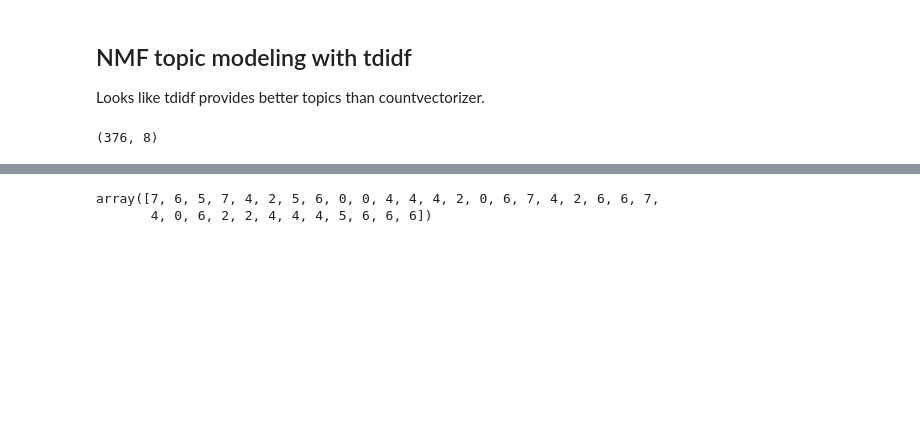
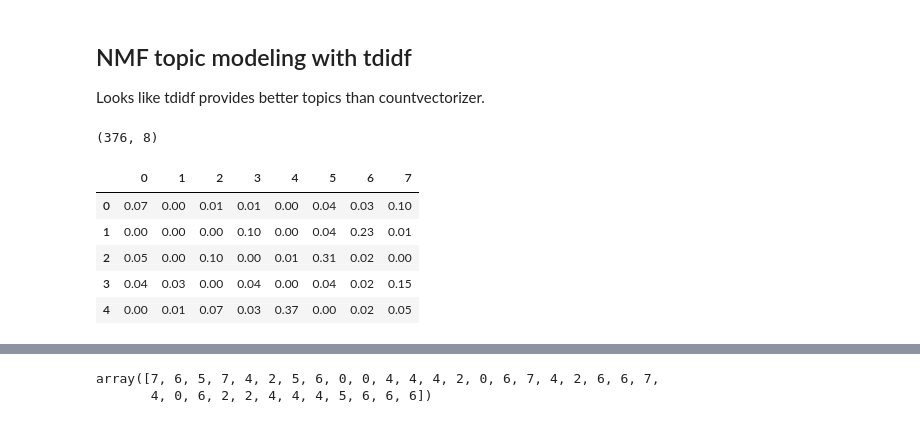
Before and after one commit to binh748/queer-asian-stories, a Jupyter notebook: notebooks/topic_modeling.ipynb, the cells around one changed output, grey strips where cells are left out. Cells and saved outputs as stored; diff of their text form; code cells hidden in the pictures; blank space fills up the shorter version.

```diff
--- a/notebooks/topic_modeling.ipynb
+++ b/notebooks/topic_modeling.ipynb
@@ -284,6 +286,15 @@ doc_topic.shape
 (376, 8)
 # %%
 doc_topic_df = pd.DataFrame(doc_topic.round(2))
+# %%
+doc_topic_df.head()
+# %% [output]
+|  | 0 | 1 | 2 | 3 | 4 | 5 | 6 | 7 |
+| 0 | 0.07 | 0.00 | 0.01 | 0.01 | 0.00 | 0.04 | 0.03 | 0.10 |
+| 1 | 0.00 | 0.00 | 0.00 | 0.10 | 0.00 | 0.04 | 0.23 | 0.01 |
+| 2 | 0.05 | 0.00 | 0.10 | 0.00 | 0.01 | 0.31 | 0.02 | 0.00 |
+| 3 | 0.04 | 0.03 | 0.00 | 0.04 | 0.00 | 0.04 | 0.02 | 0.15 |
+| 4 | 0.00 | 0.01 | 0.07 | 0.03 | 0.37 | 0.00 | 0.02 | 0.05 |
 # %%
 doc_topic_df.iloc[32]
 # %% [output]
```
Also changed, not shown: parts of 20 cells of this notebook, 2 other files.
